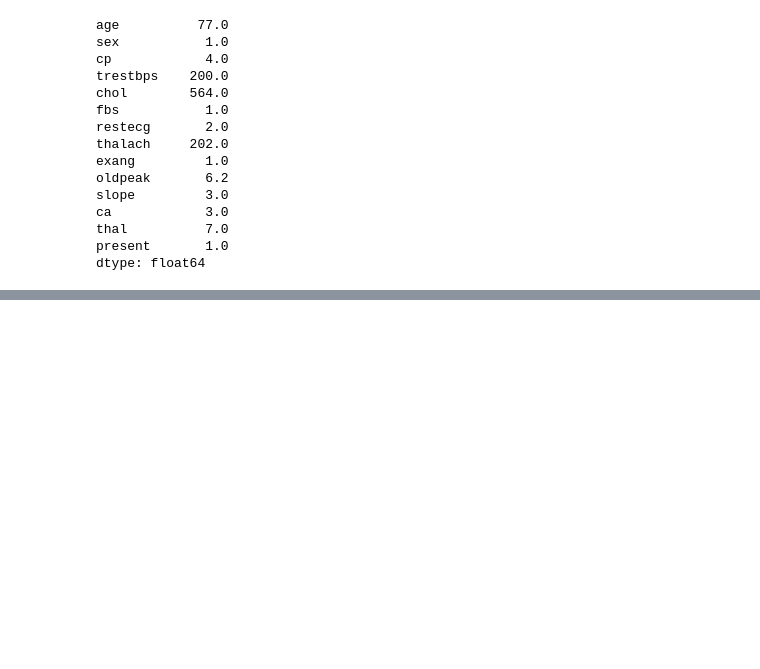
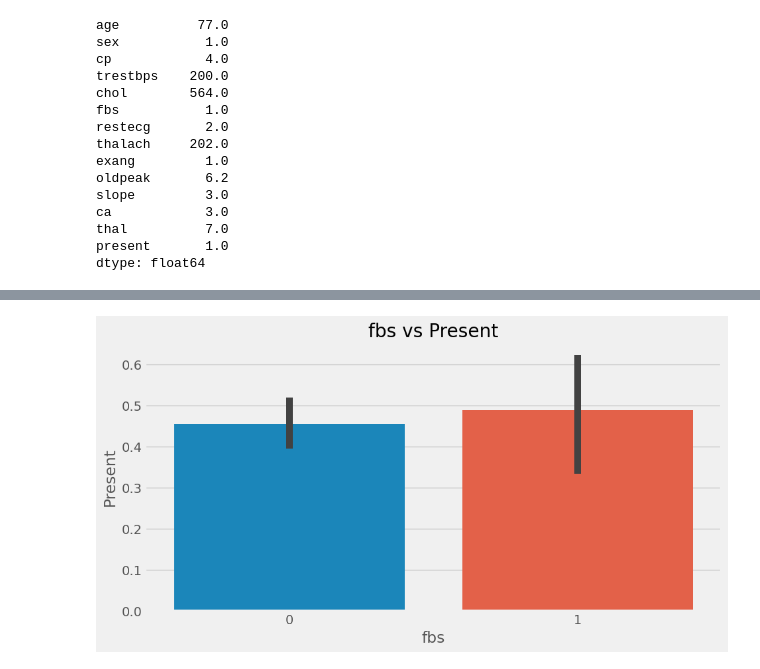
Before and after one commit to SilbaB/Heart_disease, a Jupyter notebook: Heart_disease.ipynb, the cells around one changed output, grey strips where cells are left out. Saved outputs shown, nothing was run; the diff lists cells and outputs as text; code cells hidden in the pictures; blank space fills up the shorter version.

```diff
--- a/Heart_disease.ipynb
+++ b/Heart_disease.ipynb
@@ -297,0 +310,11 @@ sns.heatmap(correlation,annot=True,fmt=".02f")
+# %%
+plt.figure(figsize=(10, 5))
+plt.style.use("fivethirtyeight")
+
+sns.barplot(x='fbs', y='present', data=data)
+plt.xlabel('fbs')
+plt.ylabel('Present')
+plt.title('fbs vs Present')
+plt.show()
+# %% [output]
+[figure, added]
```
Also changed, not shown: parts of 5 cells of this notebook.
